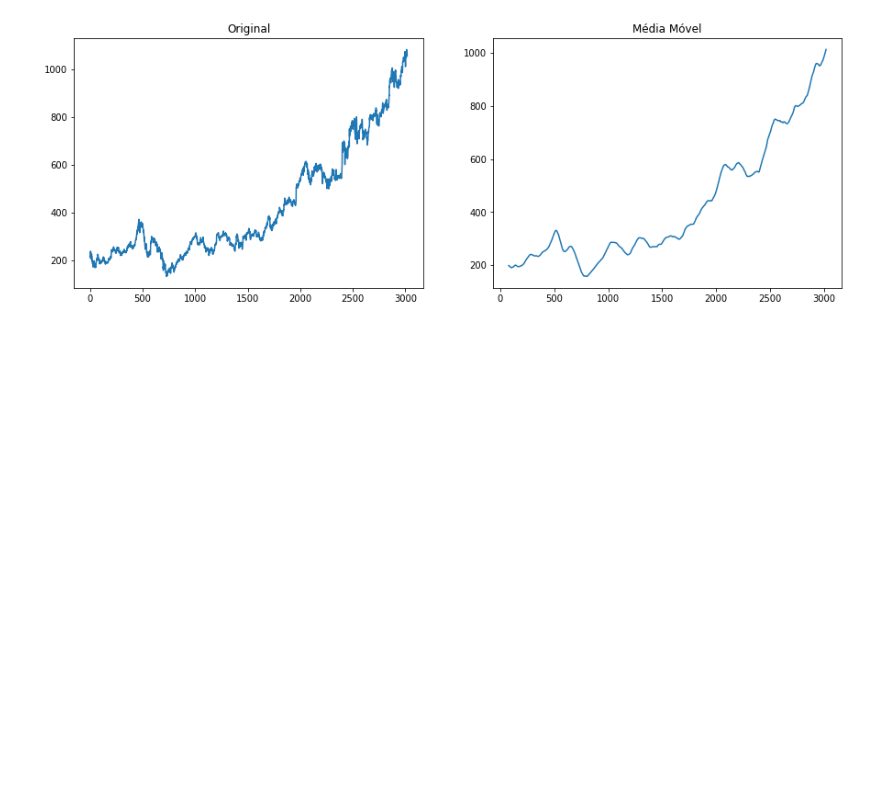
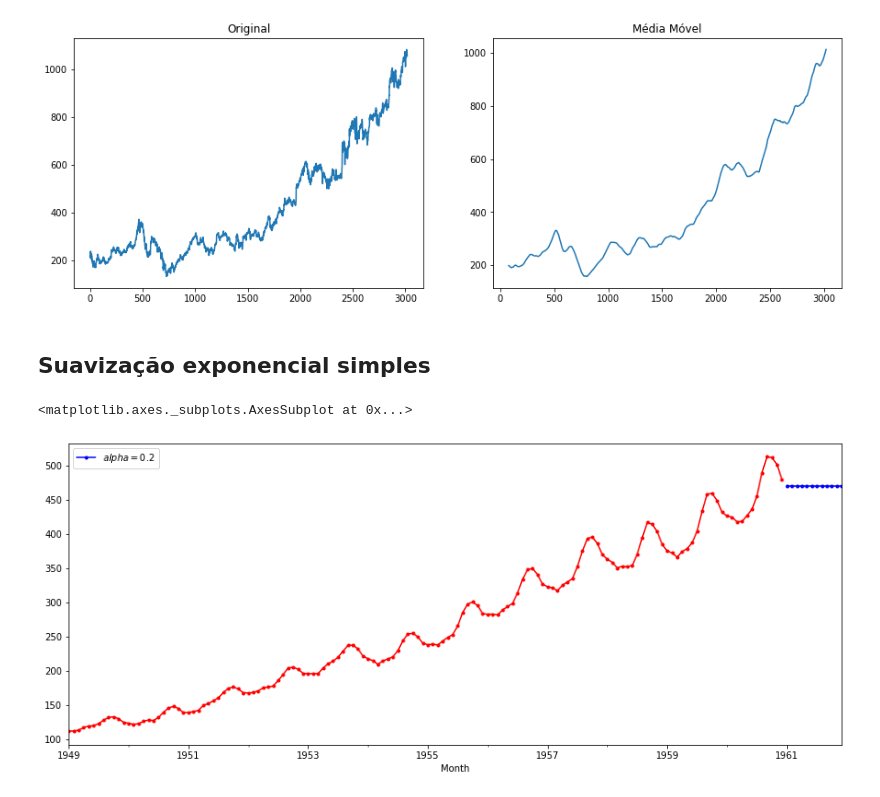
Before and after one commit to dagobertomedeiros/curso_analise_series_temporais, a Jupyter notebook: curso_ts.ipynb, the cells around one changed output. Cells and saved outputs as stored; diff of their text form; code cells hidden in the pictures; blank space fills up the shorter version.

```diff
--- a/curso_ts.ipynb
+++ b/curso_ts.ipynb
@@ -406,3 +406,5 @@ axes[1].set_title('Média Móvel')
 # %% [output]
 Text(0.5, 1.0, 'Média Móvel')
 [figure]
+# %% [markdown]
+## Suavização exponencial simples
@@ -408,0 +413,10 @@ Text(0.5, 1.0, 'Média Móvel')
+# %%
+#SimpleExpSmoothing boa para prever dados sem tendência e sazonalidade claros
+fit_ses = SimpleExpSmoothing(data).fit(smoothing_level=0.2, optimized=False)
+fcast1 = fit_ses.forecast(12).rename(r'$alpha=0.2$')
+# %%
+fcast1.plot(marker='.', color='blue', legend=True)
+fit_ses.fittedvalues.plot(marker='.', color='red', )
+# %% [output]
+<matplotlib.axes._subplots.AxesSubplot at 0x...>
+[figure, added]
```
Also changed, not shown: parts of 38 cells of this notebook.
